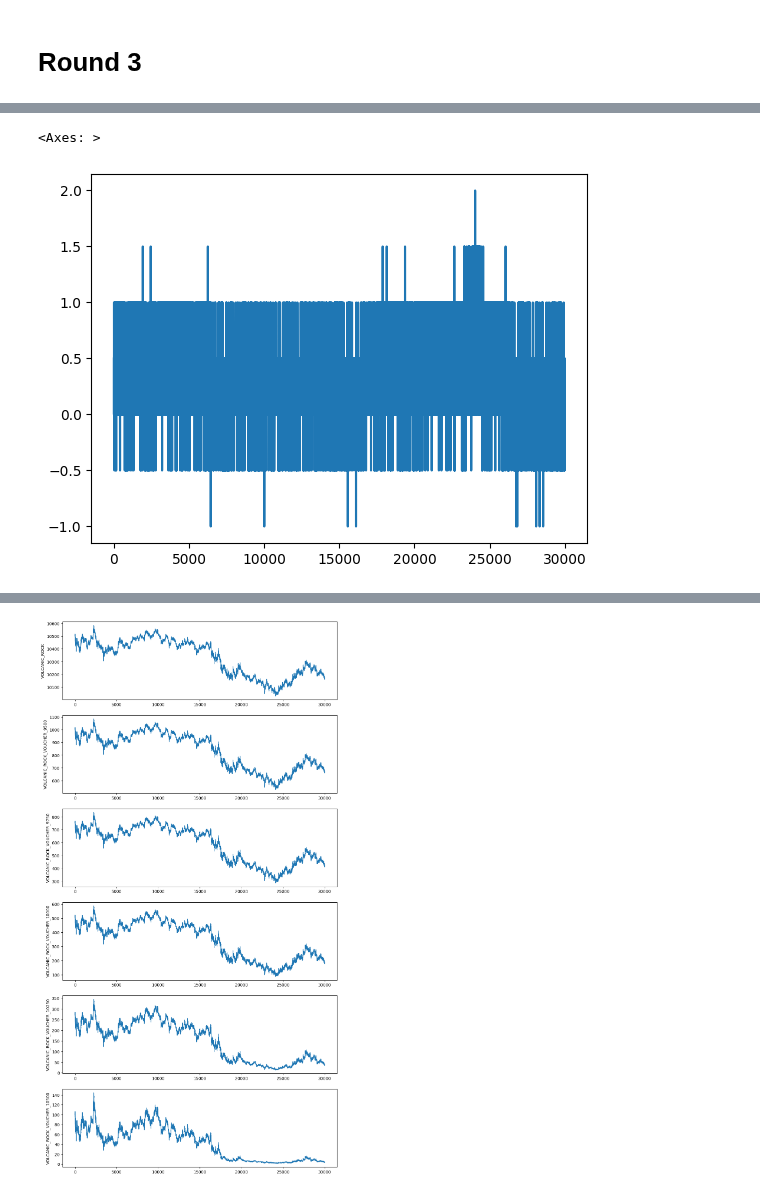
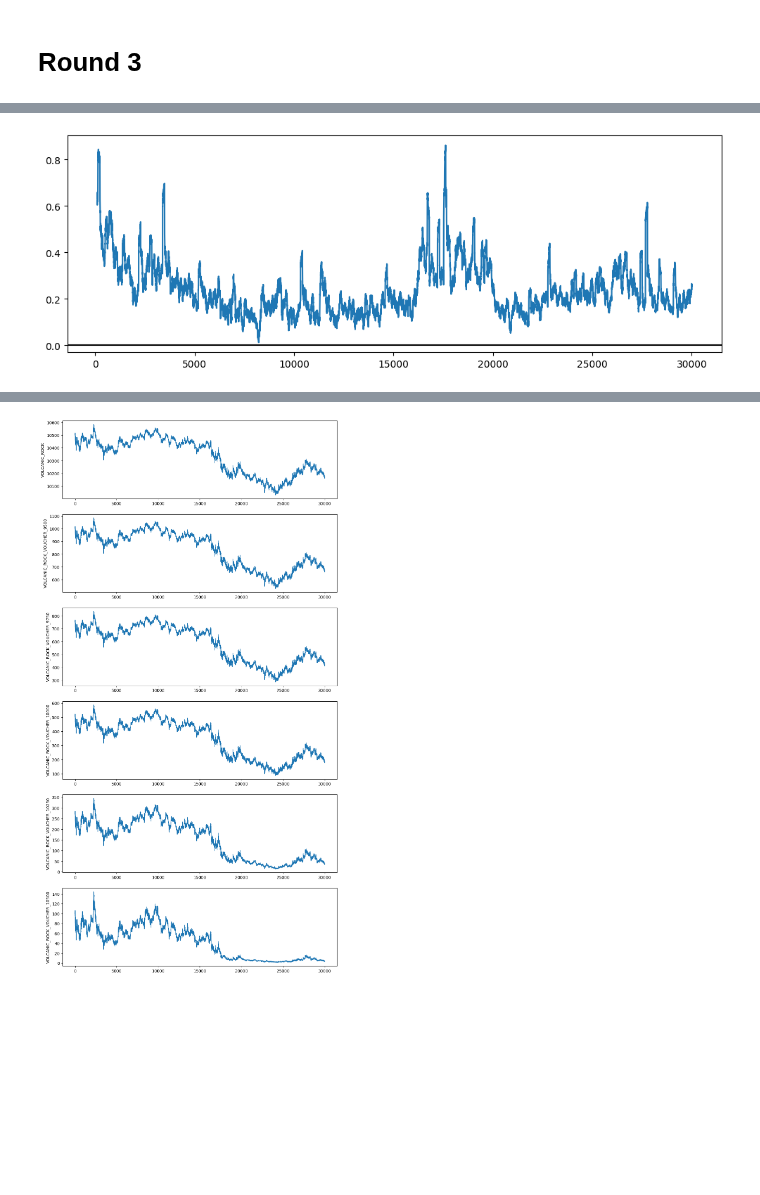
Before and after one commit to aemilani/imc-prosperity-3, a Jupyter notebook: notebooks/rock.ipynb, the cells around one changed output, grey strips where cells are left out. Cells and saved outputs as stored; diff of their text form; code cells hidden in the pictures; blank space fills up the shorter version.

```diff
--- a/notebooks/rock.ipynb
+++ b/notebooks/rock.ipynb
@@ -124,5 +122,0 @@ plt.scatter(call_4.index, call_4['mid_price'] - call_4['fair_value'], marker='.'
-# %%
-().plot()
-# %% [output]
-<Axes: >
-[figure, removed]
@@ -128,0 +150,10 @@ plt.scatter(call_4.index, call_4['mid_price'] - call_4['fair_value'], marker='.'
+# %%
+logr = np.log(rock['mid_price'] / rock['mid_price'].shift(1))
+realized_vol = logr.rolling(100).std() * np.sqrt(10000 * 250)
+
+plt.figure(figsize=(12, 4))
+plt.plot(realized_vol - call_2['implied_vol'])
+plt.axhline(0, c='k')
+plt.show()
+# %% [output]
+[figure, added]
```
Also changed, not shown: parts of 27 cells of this notebook, 3 other files.
